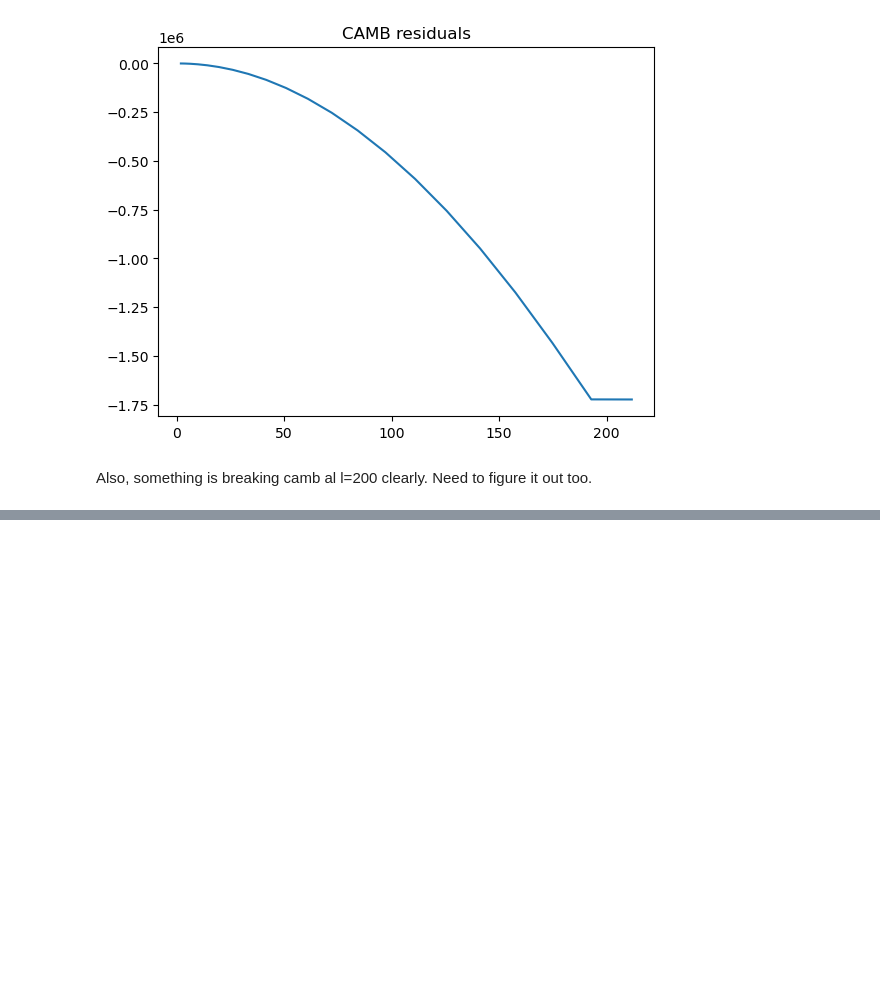
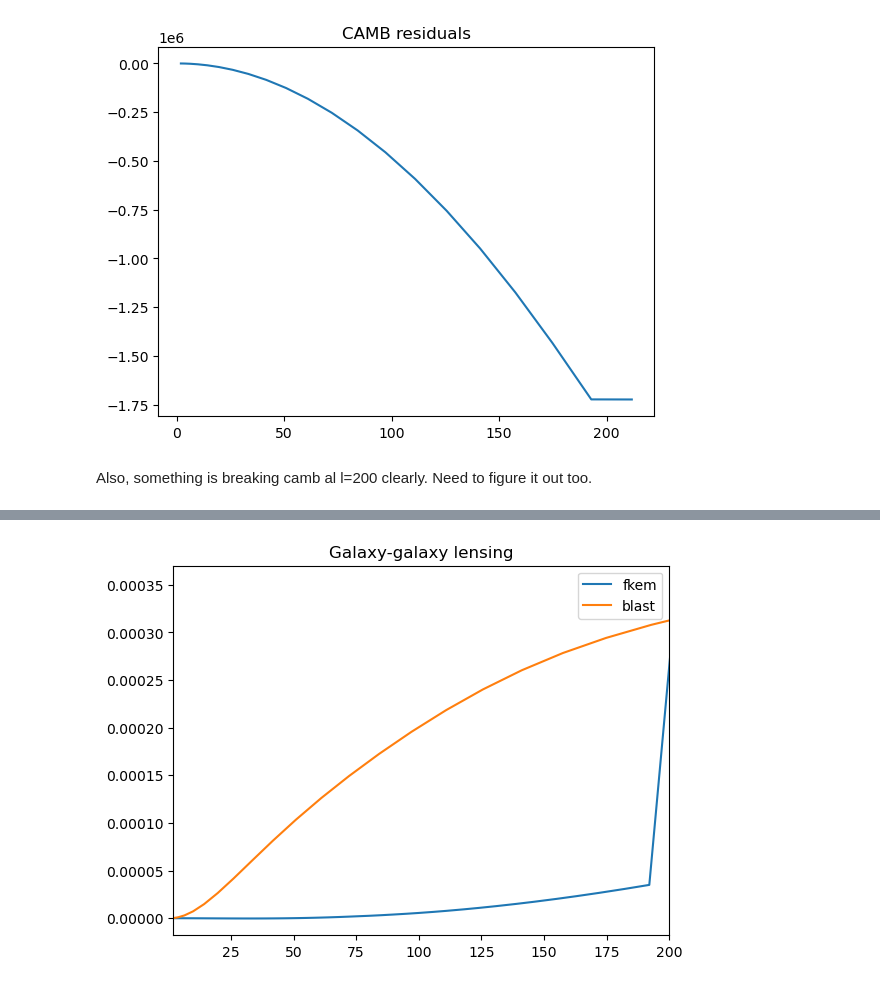
Before and after one commit to sofiachiarenza/Blastoise, a Jupyter notebook: overview.ipynb, the cells around one changed output, grey strips where cells are left out. Drawn from its saved outputs; the diff is of its cells as text; code cells hidden in the pictures; blank space fills up the shorter version.

```diff
--- a/overview.ipynb
+++ b/overview.ipynb
@@ -457,0 +491,8 @@ Also, something is breaking camb al l=200 clearly. Need to figure it out too.
+# %%
+plt.plot(l_fkem, l_fkem*(l_fkem+1)*ss_fkem, label="fkem")
+plt.plot(ell_list, blast_ss, label="blast")
+plt.legend()
+plt.xlim(2,200)
+plt.title("Galaxy-galaxy lensing");
+# %% [output]
+[figure, added]
```
Also changed, not shown: parts of 20 cells of this notebook, 6 other files.
